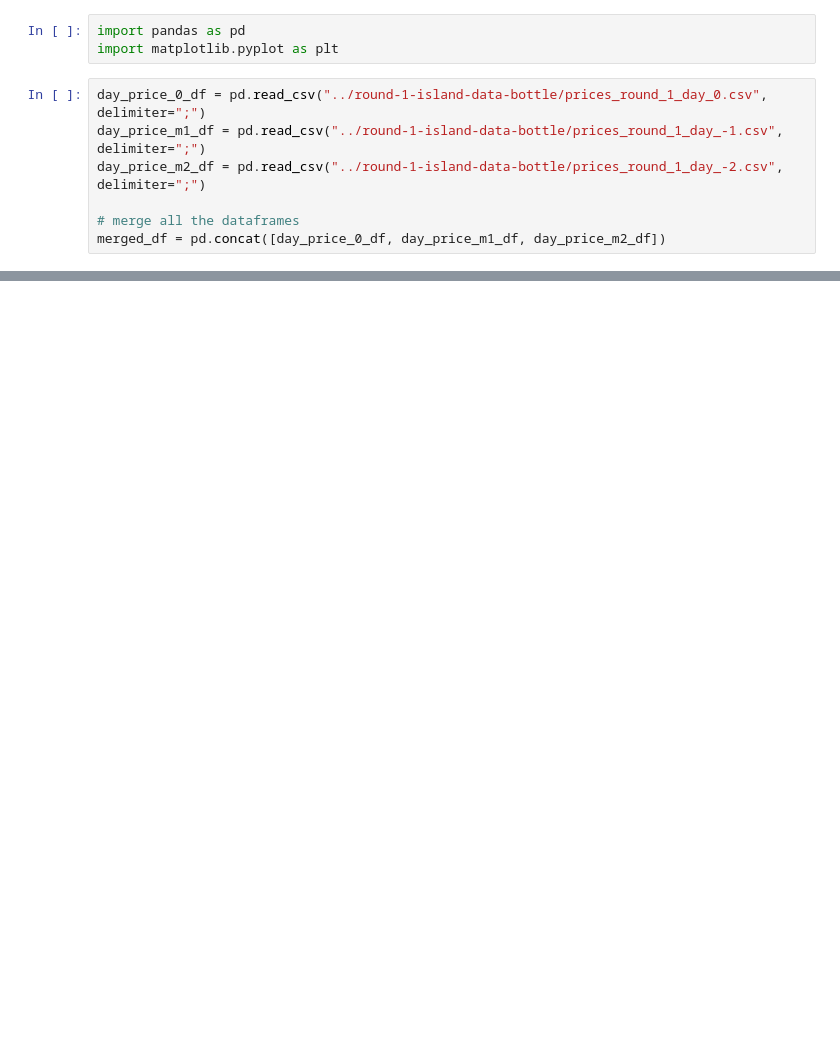
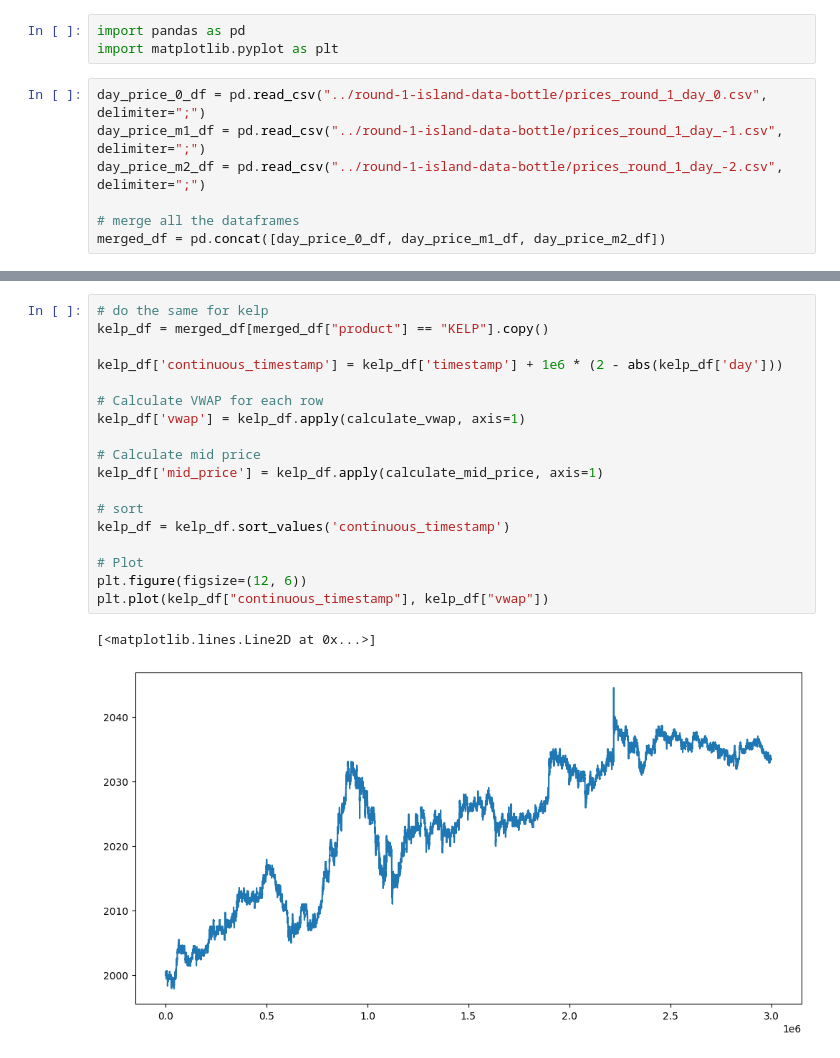
Before and after one commit to shank959/prosperity-imc25, a Jupyter notebook: rounds/round1/eda/round1_eda.ipynb, the cells around one changed output, grey strips where cells are left out. Saved outputs shown, nothing was run; the diff lists cells and outputs as text; blank space fills up the shorter version.

```diff
--- a/rounds/round1/eda/round1_eda.ipynb
+++ b/rounds/round1/eda/round1_eda.ipynb
@@ -114,0 +65,21 @@ Performing stepwise search to minimize aic
+# %%
+# do the same for kelp
+kelp_df = merged_df[merged_df["product"] == "KELP"].copy()
+
+kelp_df['continuous_timestamp'] = kelp_df['timestamp'] + 1e6 * (2 - abs(kelp_df['day']))
+
+# Calculate VWAP for each row
+kelp_df['vwap'] = kelp_df.apply(calculate_vwap, axis=1)
+
+# Calculate mid price
+kelp_df['mid_price'] = kelp_df.apply(calculate_mid_price, axis=1)
+
+# sort
+kelp_df = kelp_df.sort_values('continuous_timestamp')
+
+# Plot
+plt.figure(figsize=(12, 6))
+plt.plot(kelp_df["continuous_timestamp"], kelp_df["vwap"])
+# %% [output]
+[<matplotlib.lines.Line2D at 0x...>]
+[figure, added]
```
Also changed, not shown: parts of 4 cells of this notebook, 1 other file.
